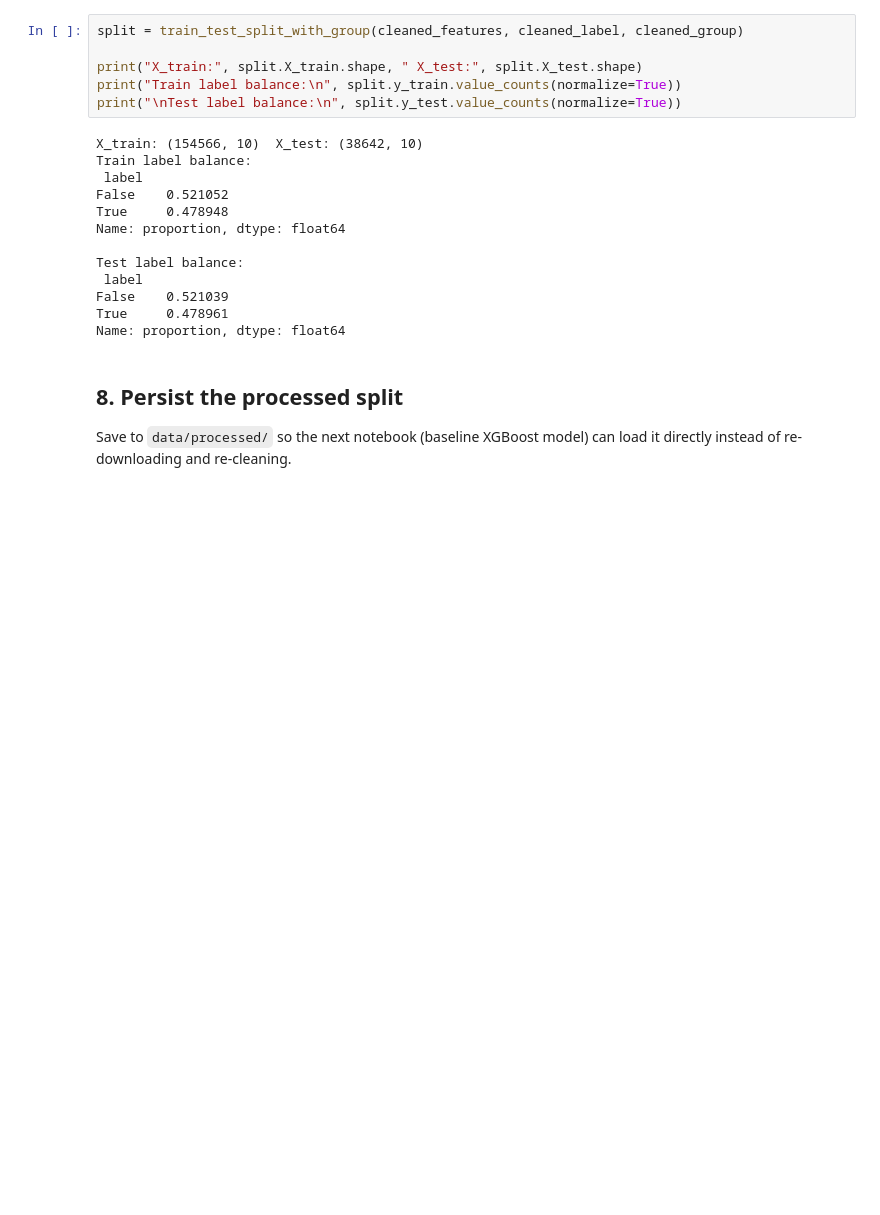
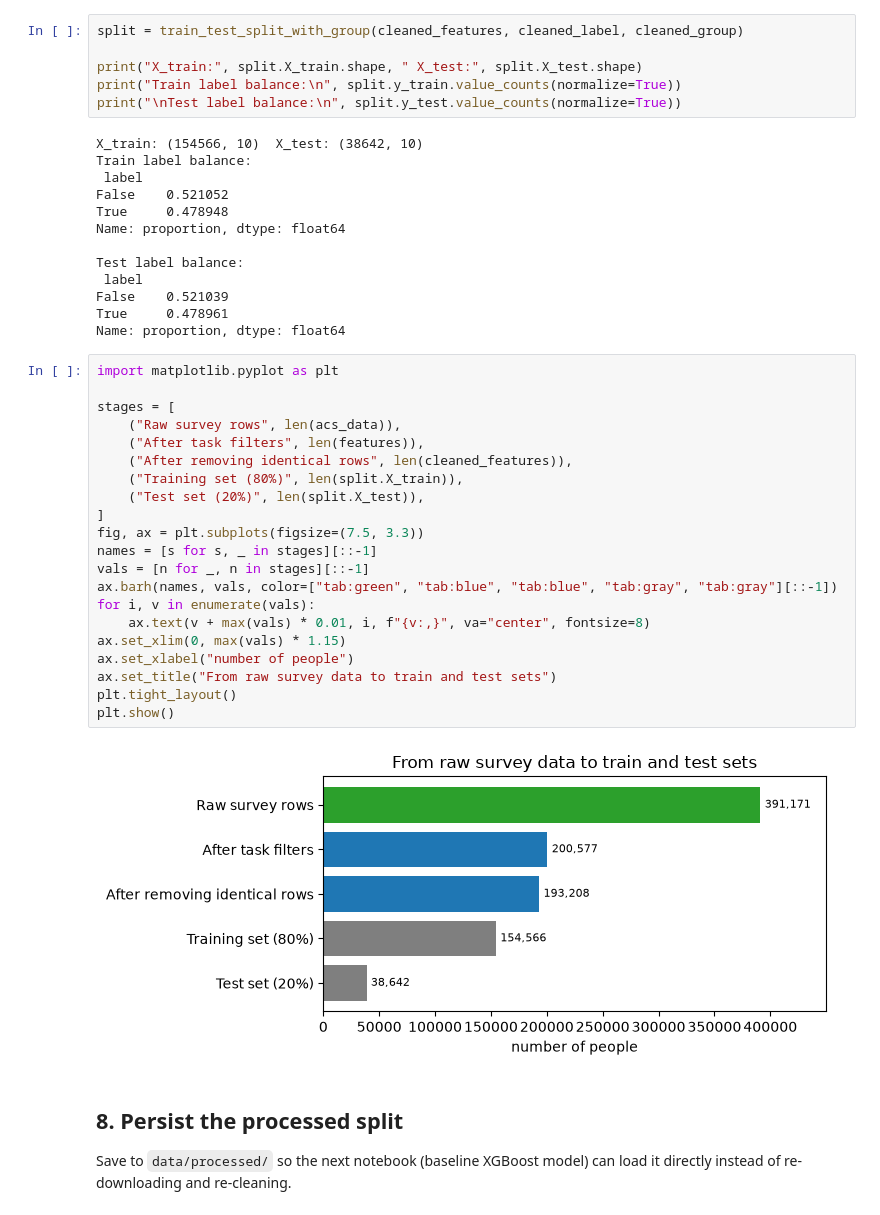
Before and after one commit to MOHANAPRIYAAIDS/Governance-audit-framework, a Jupyter notebook: notebooks/01_preprocessing_and_data_quality.ipynb, the cells around one changed output. Drawn from its saved outputs; the diff is of its cells as text; blank space fills up the shorter version.

```diff
--- a/notebooks/01_preprocessing_and_data_quality.ipynb
+++ b/notebooks/01_preprocessing_and_data_quality.ipynb
@@ -426,6 +479,29 @@ Test label balance:
 False    0.521039
 True     0.478961
 Name: proportion, dtype: float64
+# %%
+import matplotlib.pyplot as plt
+
+stages = [
+    ("Raw survey rows", len(acs_data)),
+    ("After task filters", len(features)),
+    ("After removing identical rows", len(cleaned_features)),
+    ("Training set (80%)", len(split.X_train)),
+    ("Test set (20%)", len(split.X_test)),
+]
+fig, ax = plt.subplots(figsize=(7.5, 3.3))
+names = [s for s, _ in stages][::-1]
+vals = [n for _, n in stages][::-1]
+ax.barh(names, vals, color=["tab:green", "tab:blue", "tab:blue", "tab:gray", "tab:gray"][::-1])
+for i, v in enumerate(vals):
+    ax.text(v + max(vals) * 0.01, i, f"{v:,}", va="center", fontsize=8)
+ax.set_xlim(0, max(vals) * 1.15)
+ax.set_xlabel("number of people")
+ax.set_title("From raw survey data to train and test sets")
+plt.tight_layout()
+plt.show()
+# %% [output]
+[figure, added]
 # %% [markdown]
 ## 8. Persist the processed split
 
```
Also changed, not shown: parts of 2 cells of this notebook, 31 other files.
